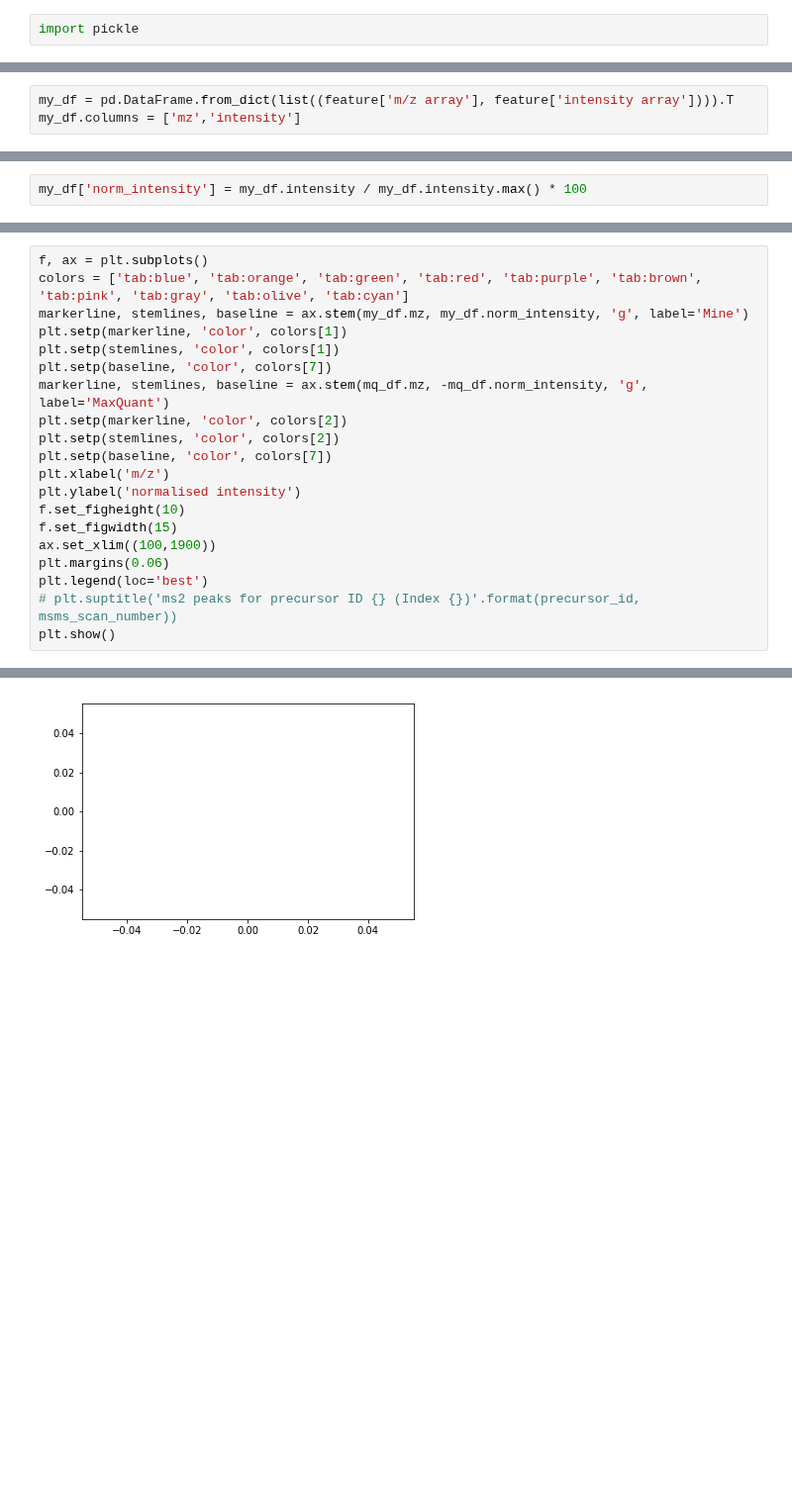
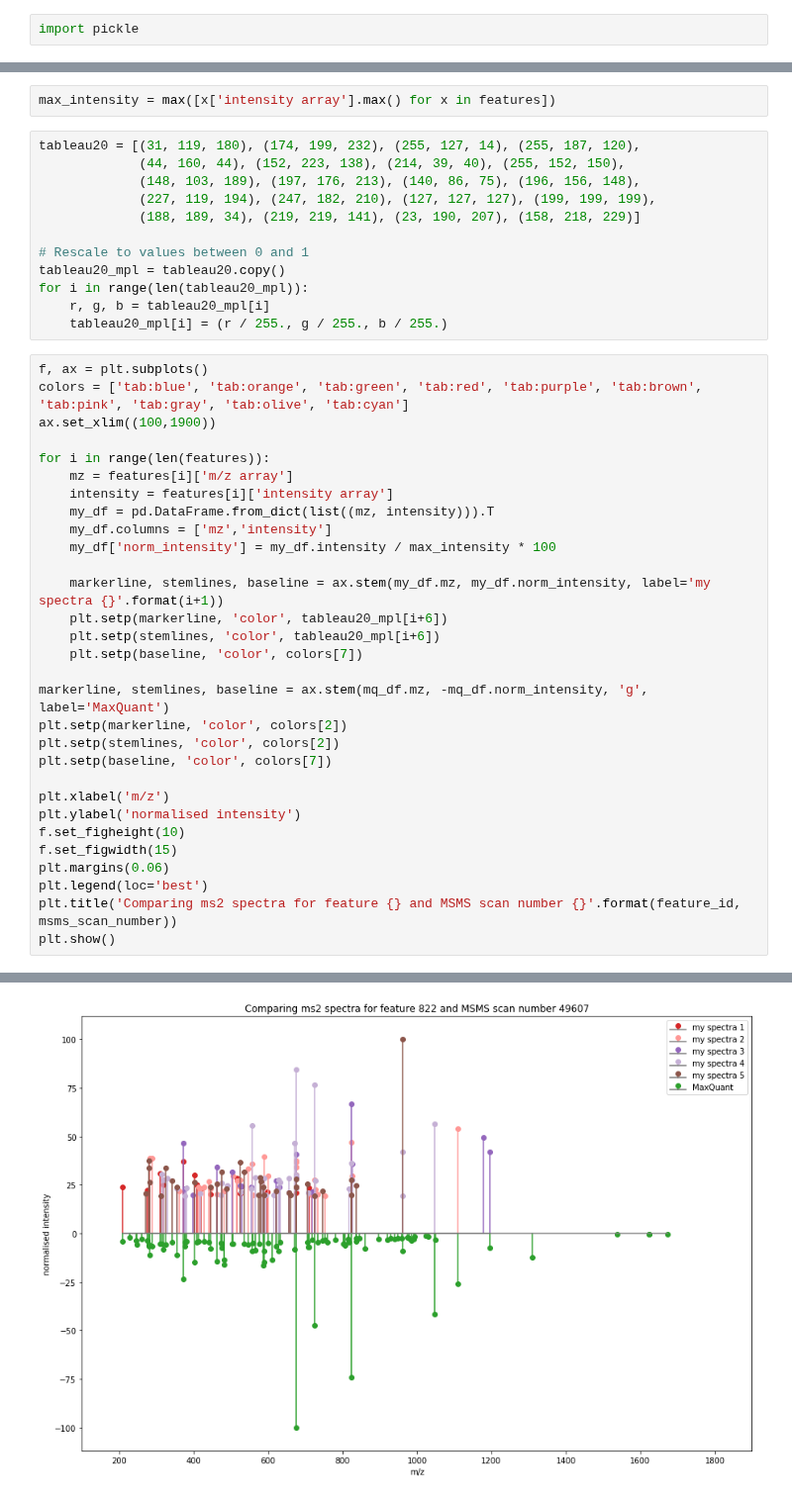
Before and after one commit to WEHI-Proteomics/tfde, a Jupyter notebook: notebooks/comparing ms2 spectra from PASEF and MQ.ipynb, the cells around one changed output, grey strips where cells are left out. Shown at 99% size. Cells and saved outputs as stored; diff of their text form; blank space fills up the shorter version.

```diff
--- a/notebooks/comparing ms2 spectra from PASEF and MQ.ipynb
+++ b/notebooks/comparing ms2 spectra from PASEF and MQ.ipynb
@@ -30,3 +25,0 @@ feature = next((x for x in mgf_spectra_l if 'Feature#: {}'.format(feature_id) in
-# %%
-my_df = pd.DataFrame.from_dict(list((feature['m/z array'], feature['intensity array']))).T
-my_df.columns = ['mz','intensity']
@@ -37,2 +25,0 @@ my_df.head()
-# %%
-my_df['norm_intensity'] = my_df.intensity / my_df.intensity.max() * 100
@@ -39,21 +30,45 @@ my_df['norm_intensity'] = my_df.intensity / my_df.intensity.max() * 100
+# %%
+max_intensity = max([x['intensity array'].max() for x in features])
+# %%
+tableau20 = [(31, 119, 180), (174, 199, 232), (255, 127, 14), (255, 187, 120),
+             (44, 160, 44), (152, 223, 138), (214, 39, 40), (255, 152, 150),
+             (148, 103, 189), (197, 176, 213), (140, 86, 75), (196, 156, 148),
+             (227, 119, 194), (247, 182, 210), (127, 127, 127), (199, 199, 199),
+             (188, 189, 34), (219, 219, 141), (23, 190, 207), (158, 218, 229)]
+
+# Rescale to values between 0 and 1
+tableau20_mpl = tableau20.copy()
+for i in range(len(tableau20_mpl)):
+    r, g, b = tableau20_mpl[i]
+    tableau20_mpl[i] = (r / 255., g / 255., b / 255.)
 # %%
 f, ax = plt.subplots()
 colors = ['tab:blue', 'tab:orange', 'tab:green', 'tab:red', 'tab:purple', 'tab:brown', 'tab:pink', 'tab:gray', 'tab:olive', 'tab:cyan']
-markerline, stemlines, baseline = ax.stem(my_df.mz, my_df.norm_intensity, 'g', label='Mine')
-plt.setp(markerline, 'color', colors[1])
-plt.setp(stemlines, 'color', colors[1])
-plt.setp(baseline, 'color', colors[7])
+ax.set_xlim((100,1900))
+
+for i in range(len(features)):
+    mz = features[i]['m/z array']
+    intensity = features[i]['intensity array']
+    my_df = pd.DataFrame.from_dict(list((mz, intensity))).T
+    my_df.columns = ['mz','intensity']
+    my_df['norm_intensity'] = my_df.intensity / max_intensity * 100
+
+    markerline, stemlines, baseline = ax.stem(my_df.mz, my_df.norm_intensity, label='my spectra {}'.format(i+1))
+    plt.setp(markerline, 'color', tableau20_mpl[i+6])
+    plt.setp(stemlines, 'color', tableau20_mpl[i+6])
+    plt.setp(baseline, 'color', colors[7])
+
 markerline, stemlines, baseline = ax.stem(mq_df.mz, -mq_df.norm_intensity, 'g', label='MaxQuant')
 plt.setp(markerline, 'color', colors[2])
 plt.setp(stemlines, 'color', colors[2])
 plt.setp(baseline, 'color', colors[7])
+
 plt.xlabel('m/z')
 plt.ylabel('normalised intensity')
 f.set_figheight(10)
 f.set_figwidth(15)
-ax.set_xlim((100,1900))
 plt.margins(0.06)
 plt.legend(loc='best')
-# plt.suptitle('ms2 peaks for precursor ID {} (Index {})'.format(precursor_id, msms_scan_number))
+plt.title('Comparing ms2 spectra for feature {} and MSMS scan number {}'.format(feature_id, msms_scan_number))
 plt.show()
 # %% [output]
@@ -61 +75 @@ ValueError: zero-size array to reduction operation minimum which has no identity
-[figure, old version]
+[figure, new version]
```
Also changed, not shown: parts of 14 cells of this notebook.
